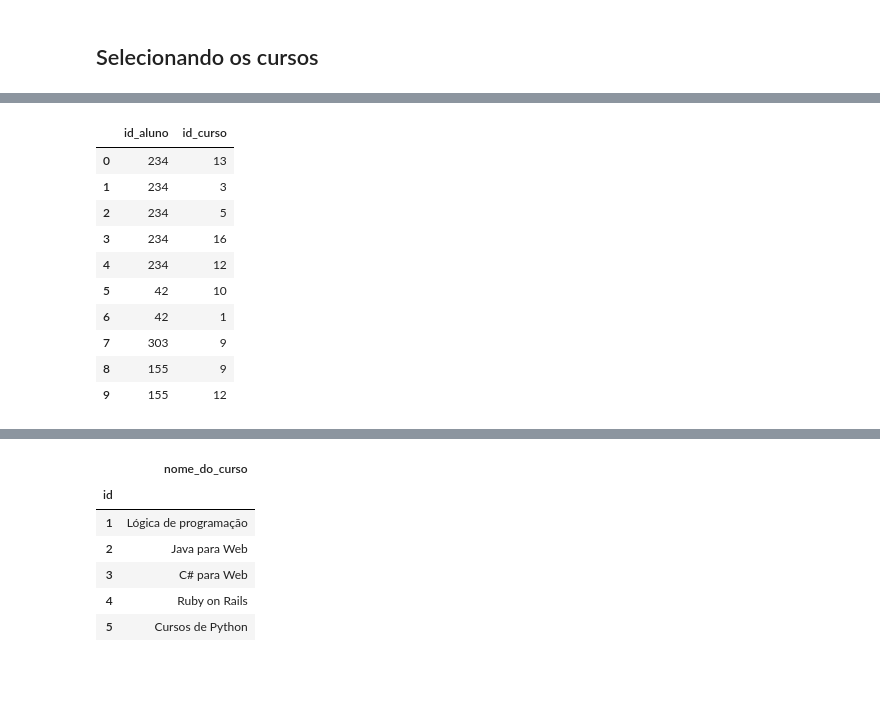
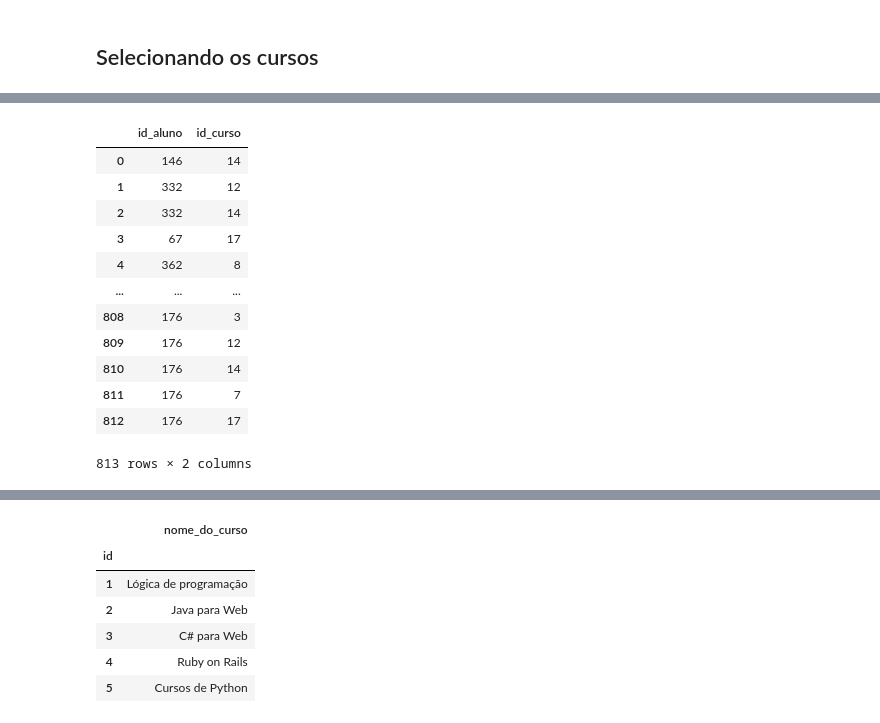
Before and after one commit to DacioMP/python_para_data_science, a Jupyter notebook: pandas_formatos_diferentes_de_entrada_e_saida/aulas.ipynb, the cells around one changed output, grey strips where cells are left out. Cells and saved outputs as stored; diff of their text form; code cells hidden in the pictures; blank space fills up the shorter version.

```diff
--- a/pandas_formatos_diferentes_de_entrada_e_saida/aulas.ipynb
+++ b/pandas_formatos_diferentes_de_entrada_e_saida/aulas.ipynb
@@ -324,19 +344,21 @@ for index, row in nomes.iterrows():
 
 matriculas = pd.DataFrame(todas_matriculas, columns=['id_aluno', 'id_curso'])
 # %%
-matriculas.head(10)
+matriculas
 # %% [output]
 |  | id_aluno | id_curso |
-| 0 | 234 | 13 |
-| 1 | 234 | 3 |
-| 2 | 234 | 5 |
-| 3 | 234 | 16 |
-| 4 | 234 | 12 |
-| 5 | 42 | 10 |
-| 6 | 42 | 1 |
-| 7 | 303 | 9 |
-| 8 | 155 | 9 |
-| 9 | 155 | 12 |
+| 0 | 146 | 14 |
+| 1 | 332 | 12 |
+| 2 | 332 | 14 |
+| 3 | 67 | 17 |
+| 4 | 362 | 8 |
+| ... | ... | ... |
+| 808 | 176 | 3 |
+| 809 | 176 | 12 |
+| 810 | 176 | 14 |
+| 811 | 176 | 7 |
+| 812 | 176 | 17 |
+813 rows × 2 columns
 # %%
 # Contando o número de alunos
 matriculas.groupby('id_curso').count()
```
Also changed, not shown: parts of 36 cells of this notebook, 1 other file.
